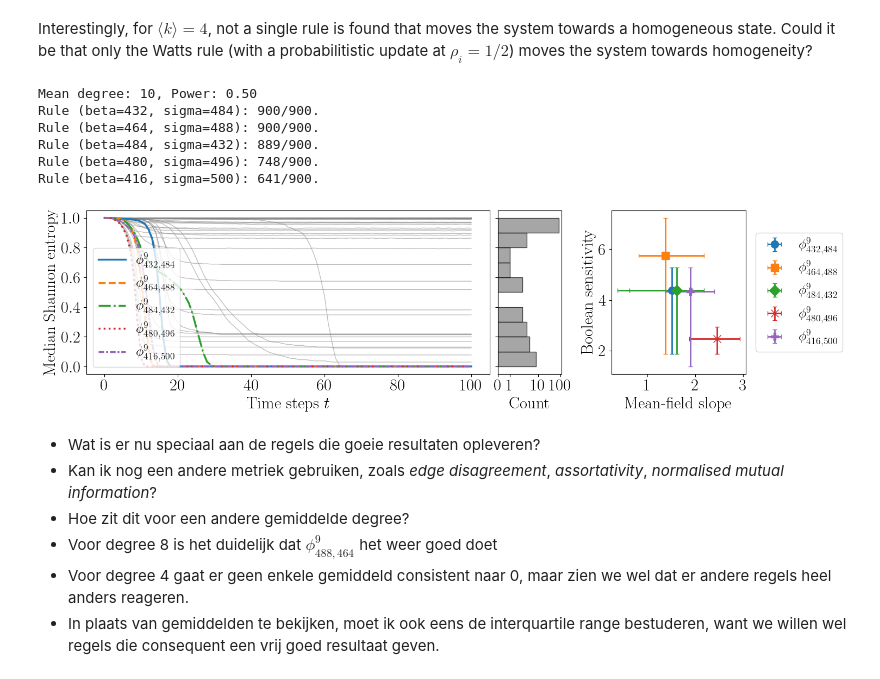
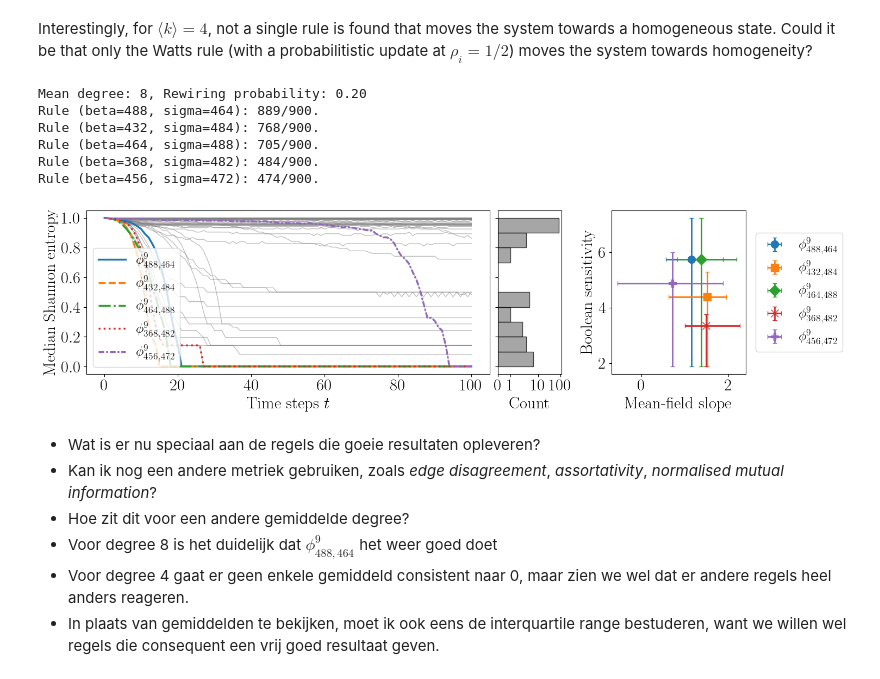
Before and after one commit to mrollier/network_automata_robustness, a Jupyter notebook: manuscript/impact_analysis-figures.ipynb, the cells around one changed output. Saved outputs shown, nothing was run; the diff lists cells and outputs as text; code cells hidden in the pictures.

```diff
--- a/manuscript/impact_analysis-figures.ipynb
+++ b/manuscript/impact_analysis-figures.ipynb
@@ -1311,24 +1311,22 @@ def count_homogeneous_final_configs(stacked_configs):
     return np.sum(homogeneous_counts)
 # %%
 RELOAD = True
-SAVEFIG = True
-
-# TODO I should turn the scatter plot into an errorbar plot showing the range of values across degrees for each rule, instead of just the median
+SAVEFIG = False
 
 regular_type = 'ba'
 
-target_num_nodes = 1000
+target_num_nodes = 100
 target_T = 100
 target_resolution = 9
-target_degree = 10
-# target_p_str = '1p00'
-target_power_str = '0p50'
+target_degree = 8
+target_p_str = '0p20'
+# target_power_str = '3p00'
 
 n_best = 5
 
 configs_dir = os.path.join('data', 'impact_analysis', 'configs')
-# configs_name = f'configs_resolution{target_resolution}_N{target_num_nodes}_k{target_degree}_p{target_p_str}.h5'
-configs_name = f'configs_resolution{target_resolution}_N{target_num_nodes}_k{target_degree}_power{target_power_str}.h5'
+configs_name = f'configs_resolution{target_resolution}_N{target_num_nodes}_k{target_degree}_p{target_p_str}.h5'
+# configs_name = f'configs_resolution{target_resolution}_N{target_num_nodes}_k{target_degree}_power{target_power_str}.h5'
 h5_path = os.path.join(configs_dir, configs_name)
 
 rule_pattern = re.compile(r"^r(\d+)beta(\d+)sigma(\d+)$")
@@ -1442,44 +1440,44 @@ for i, rule in enumerate(best_rules):
     label = fr'$\phi^{{{target_resolution}}}_{{{rule[0]},{rule[1]}}}$'
     ax_right.errorbar(slope_median, bs_median,
                       xerr=[[slope_median - slope_min], [slope_max - slope_median]],
                       yerr=[[bs_median - bs_min], [bs_max - bs_median]], markersize = 10,
                       fmt=marker_list[i], color=colors[i % len(colors)], label=label, capsize=3, elinewidth=2)
     # ax_right.scatter(slope_vals[rule], bs_vals[rule], s=90, color=colors[i % len(colors)], marker=marker_list[i], label=label)
 
 ax_right.set_xlabel('Mean-field slope', fontdict={'fontsize': fontsize})
 ax_right.set_ylabel('Boolean sensitivity', fontdict={'fontsize': fontsize})
 ax_right.legend(frameon=True, fontsize=fontsize-4, loc='center left', bbox_to_anchor=(1.02, 0.5))
 ax_right.tick_params(axis='both', which='major', labelsize=fontsize)
 
 plt.tight_layout()
 
 # Tighten the gap between left and middle axes
 pos_left = ax_left.get_position()
 pos_mid = ax_mid.get_position()
 gap = 0.01
 new_mid_x0 = pos_left.x1 + gap
 new_mid_width = pos_mid.x1 - new_mid_x0
 ax_mid.set_position([new_mid_x0, pos_mid.y0, new_mid_width, pos_mid.height])
 
 if SAVEFIG:
-    # plt.savefig(figures_dir+f'entropy_time_series_top5_mfs_vs_bs_totalitarian_rules-r{target_resolution}-N{target_num_nodes}-p{target_p_str}-degree{target_degree}-from_{regular_type}.pdf', bbox_inches='tight')
-    plt.savefig(figures_dir+f'entropy_time_series_top5_mfs_vs_bs_totalitarian_rules-r{target_resolution}-N{target_num_nodes}-power{target_power_str}-degree{target_degree}-from_{regular_type}.pdf', bbox_inches='tight')
+    plt.savefig(figures_dir+f'entropy_time_series_top5_mfs_vs_bs_totalitarian_rules-r{target_resolution}-N{target_num_nodes}-p{target_p_str}-degree{target_degree}-from_{regular_type}.pdf', bbox_inches='tight')
+    # plt.savefig(figures_dir+f'entropy_time_series_top5_mfs_vs_bs_totalitarian_rules-r{target_resolution}-N{target_num_nodes}-power{target_power_str}-degree{target_degree}-from_{regular_type}.pdf', bbox_inches='tight')
 
 
 # print mean degree and rewiring probability
-# print(f"Mean degree: {target_degree}, Rewiring probability: {target_p_str.replace('p', '.')}")
-print(f"Mean degree: {target_degree}, Power: {target_power_str.replace('p', '.')}")
+print(f"Mean degree: {target_degree}, Rewiring probability: {target_p_str.replace('p', '.')}")
+# print(f"Mean degree: {target_degree}, Power: {target_power_str.replace('p', '.')}")
 
 for rule in best_rules:
     print(f"Rule (beta={rule[0]}, sigma={rule[1]}): {final_count_by_rule[rule]}/900.")
 # %% [output]
-Mean degree: 10, Power: 0.50
-Rule (beta=432, sigma=484): 900/900.
-Rule (beta=464, sigma=488): 900/900.
-Rule (beta=484, sigma=432): 889/900.
-Rule (beta=480, sigma=496): 748/900.
-Rule (beta=416, sigma=500): 641/900.
+Mean degree: 8, Rewiring probability: 0.20
+Rule (beta=488, sigma=464): 889/900.
+Rule (beta=432, sigma=484): 768/900.
+Rule (beta=464, sigma=488): 705/900.
+Rule (beta=368, sigma=482): 484/900.
+Rule (beta=456, sigma=472): 474/900.
-[figure, old version]
+[figure, new version]
 # %% [markdown]
 - Wat is er nu speciaal aan de regels die goeie resultaten opleveren?
 - Kan ik nog een andere metriek gebruiken, zoals _edge disagreement_, _assortativity_, _normalised mutual information_?
```
Also changed, not shown: parts of 5 cells of this notebook, 2 other files.
